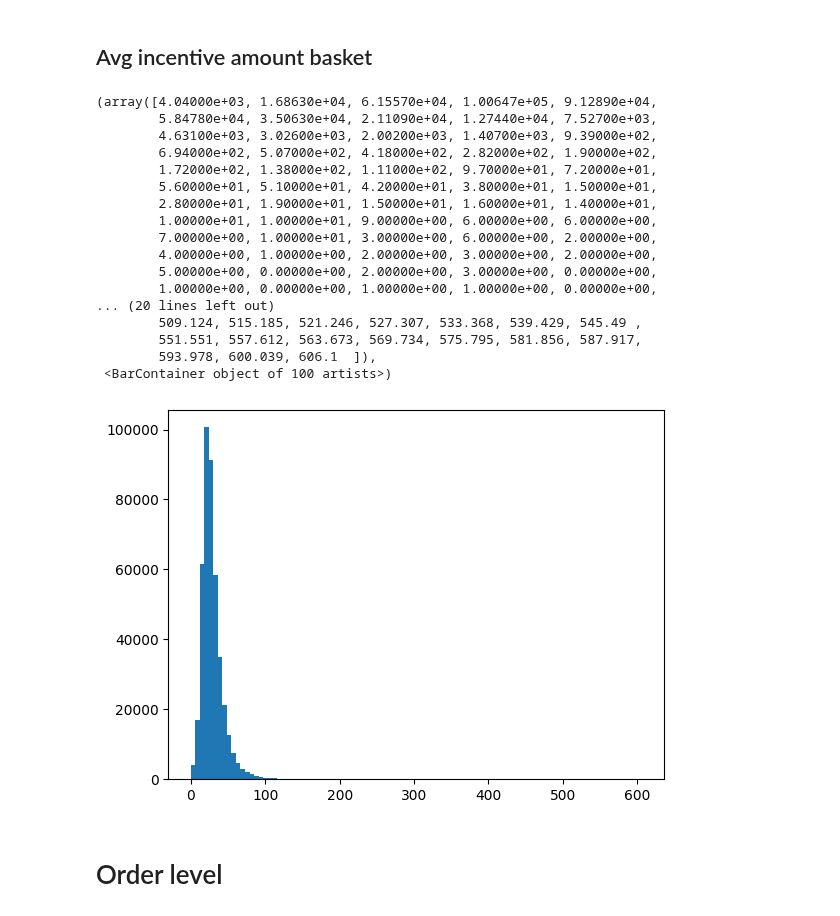
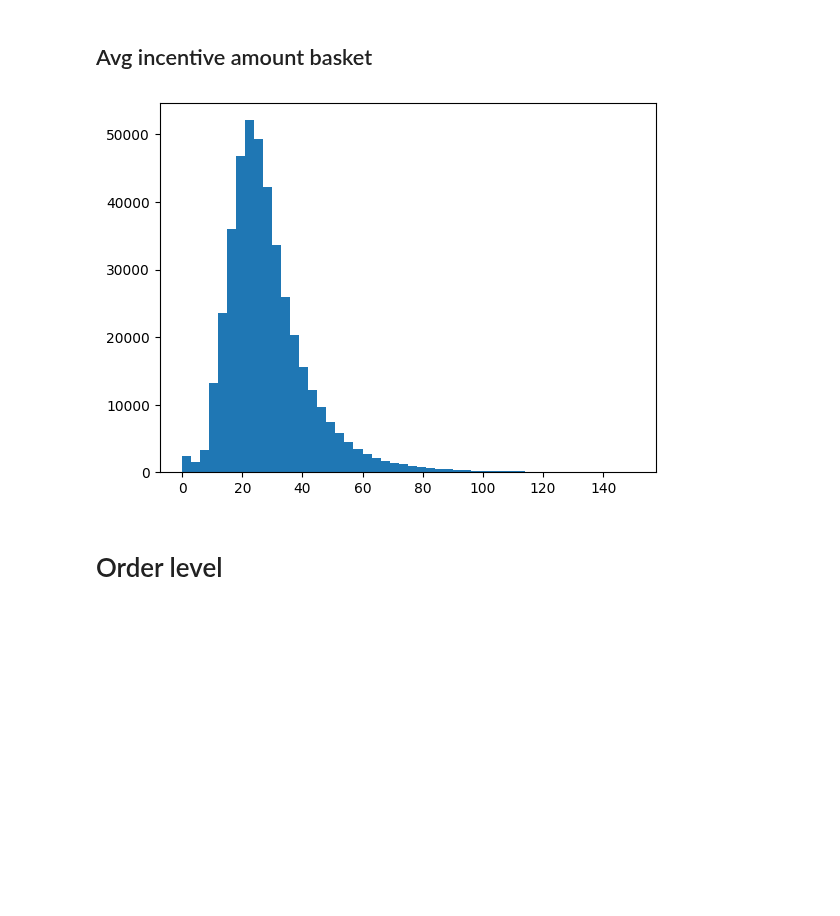
Before and after one commit to AChiaraCapuano/incentives_analysis, a Jupyter notebook: analysis_nb.ipynb, the cells around one changed output. Cells and saved outputs as stored; diff of their text form; code cells hidden in the pictures; blank space fills up the shorter version.

```diff
--- a/analysis.ipynb
+++ b/analysis_nb.ipynb
@@ -82,26 +77,9 @@ plt.hist(df_avg_order['incentive_value'], bins=100)
 # %%
 df_avg_basket = df_customer[df_customer['used_incentive']==1].groupby('analytical_customer_id')['basket_value'].mean().reset_index()
 # %%
-plt.hist(df_avg_basket['basket_value'], bins=100)
+plt.hist(df_avg_basket[df_avg_basket['basket_value']<150]['basket_value'], bins=50);
 # %% [output]
-(array([4.04000e+03, 1.68630e+04, 6.15570e+04, 1.00647e+05, 9.12890e+04,
-        5.84780e+04, 3.50630e+04, 2.11090e+04, 1.27440e+04, 7.52700e+03,
-        4.63100e+03, 3.02600e+03, 2.00200e+03, 1.40700e+03, 9.39000e+02,
-        6.94000e+02, 5.07000e+02, 4.18000e+02, 2.82000e+02, 1.90000e+02,
-        1.72000e+02, 1.38000e+02, 1.11000e+02, 9.70000e+01, 7.20000e+01,
-        5.60000e+01, 5.10000e+01, 4.20000e+01, 3.80000e+01, 1.50000e+01,
-        2.80000e+01, 1.90000e+01, 1.50000e+01, 1.60000e+01, 1.40000e+01,
-        1.00000e+01, 1.00000e+01, 9.00000e+00, 6.00000e+00, 6.00000e+00,
-        7.00000e+00, 1.00000e+01, 3.00000e+00, 6.00000e+00, 2.00000e+00,
-        4.00000e+00, 1.00000e+00, 2.00000e+00, 3.00000e+00, 2.00000e+00,
-        5.00000e+00, 0.00000e+00, 2.00000e+00, 3.00000e+00, 0.00000e+00,
-        1.00000e+00, 0.00000e+00, 1.00000e+00, 1.00000e+00, 0.00000e+00,
-... (20 lines left out)
-        509.124, 515.185, 521.246, 527.307, 533.368, 539.429, 545.49 ,
-        551.551, 557.612, 563.673, 569.734, 575.795, 581.856, 587.917,
-        593.978, 600.039, 606.1  ]),
- <BarContainer object of 100 artists>)
-[figure, old version]
+[figure, new version]
 # %% [markdown]
 # Order level
 # %%
```
Also changed, not shown: parts of 5 cells of this notebook.
